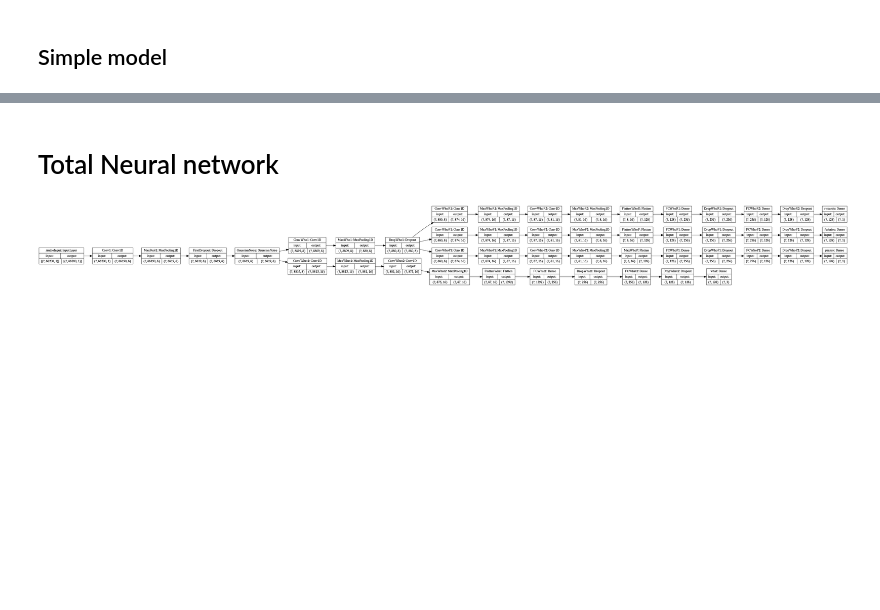
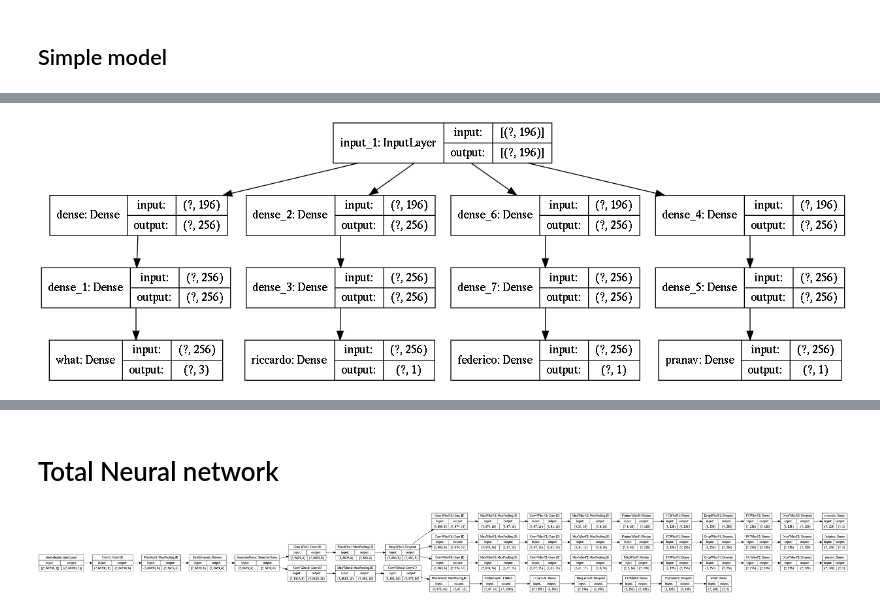
Before and after one commit to RCrvro/DSIM-Project, a Jupyter notebook: audio part/audio_model.ipynb, the cells around one changed output, grey strips where cells are left out. Drawn from its saved outputs; the diff is of its cells as text; code cells hidden in the pictures; blank space fills up the shorter version.

```diff
--- a/audio part/audio_model.ipynb
+++ b/audio part/audio_model.ipynb
@@ -248,3 +252,8 @@ model.compile(loss=losses,
+# %%
+#vertical
+tf.keras.utils.plot_model(model, 'model_basic.png',show_layer_names=True, show_shapes=True, dpi=96, rankdir='TB')
+# %% [output]
+[figure, added]
 # %%
 history = model.fit(X_train_features, [y_what_train,y_is_ricc_train,
                               y_is_fede_train, y_is_pk_train],
```
Also changed, not shown: parts of 11 cells of this notebook, 5 other files.
